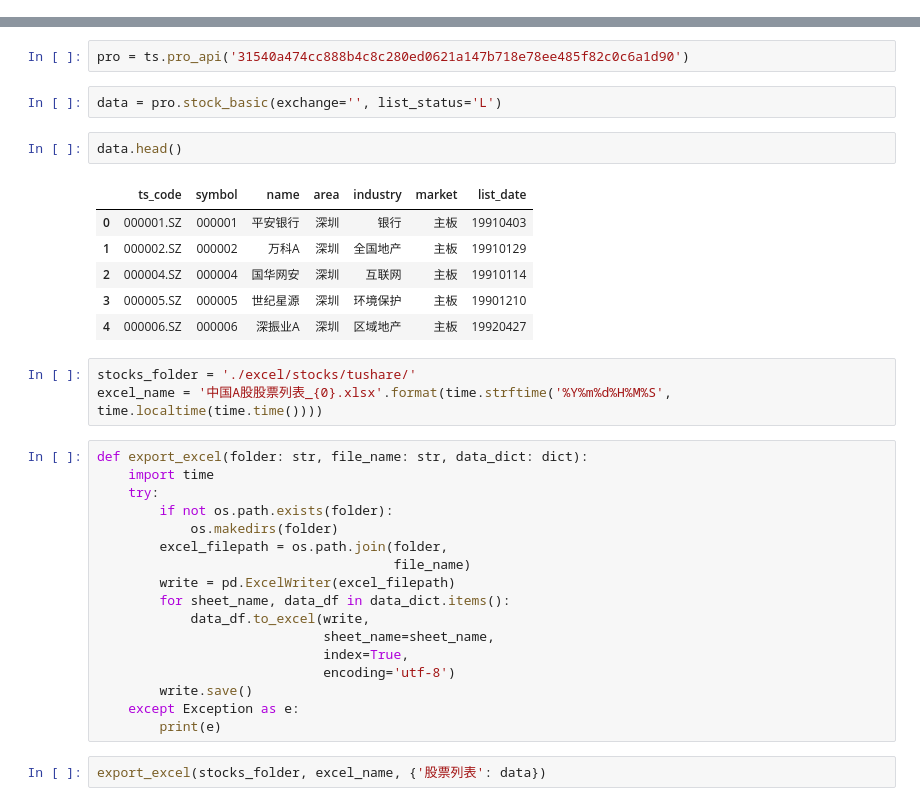
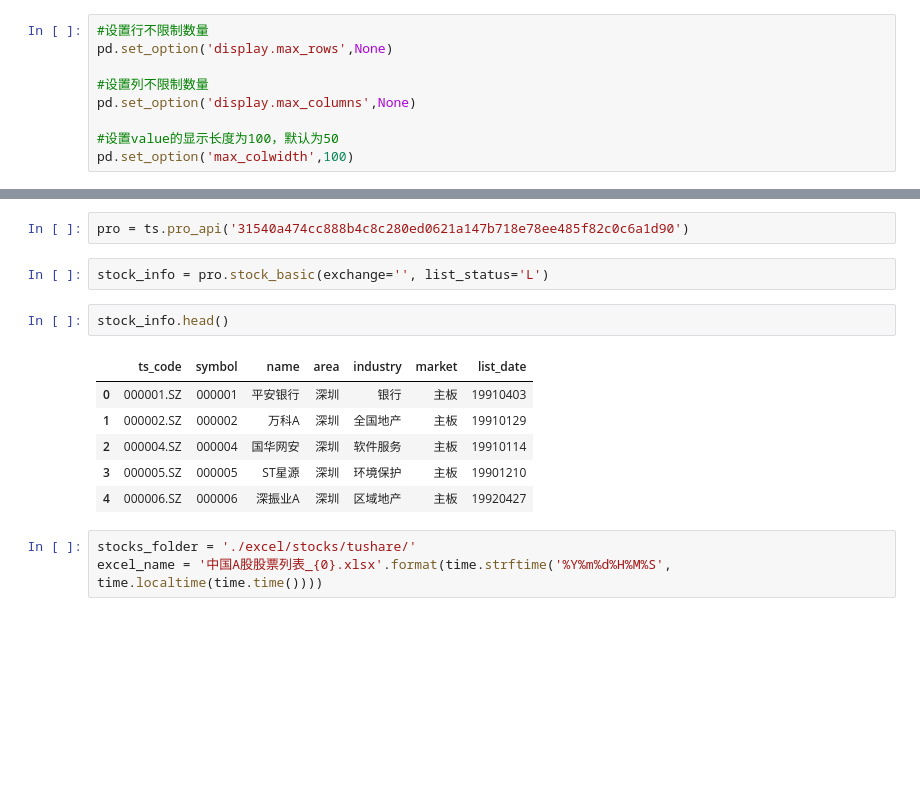
Before and after one commit to heblade/pythontraining, a Jupyter notebook: 21.3 A_stocks.ipynb, the cells around one changed output, grey strips where cells are left out. Cells and saved outputs as stored; diff of their text form; blank space fills up the shorter version.

```diff
--- a/21.3 A_stocks.ipynb
+++ b/21.3 A_stocks.ipynb
@@ -123,0 +95,9 @@ import time
+# %%
+#设置行不限制数量
+pd.set_option('display.max_rows',None)
+
+#设置列不限制数量
+pd.set_option('display.max_columns',None)
+
+#设置value的显示长度为100，默认为50
+pd.set_option('max_colwidth',100)
@@ -170,35 +158,16 @@ except Exception as e:
 # %%
 pro = ts.pro_api('31540a474cc888b4c8c280ed0621a147b718e78ee485f82c0c6a1d90')
 # %%
-data = pro.stock_basic(exchange='', list_status='L')
+stock_info = pro.stock_basic(exchange='', list_status='L')
 # %%
-data.head()
+stock_info.head()
 # %% [output]
 |  | ts_code | symbol | name | area | industry | market | list_date |
 | 0 | 000001.SZ | 000001 | 平安银行 | 深圳 | 银行 | 主板 | 19910403 |
 | 1 | 000002.SZ | 000002 | 万科A | 深圳 | 全国地产 | 主板 | 19910129 |
-| 2 | 000004.SZ | 000004 | 国华网安 | 深圳 | 互联网 | 主板 | 19910114 |
-| 3 | 000005.SZ | 000005 | 世纪星源 | 深圳 | 环境保护 | 主板 | 19901210 |
+| 2 | 000004.SZ | 000004 | 国华网安 | 深圳 | 软件服务 | 主板 | 19910114 |
+| 3 | 000005.SZ | 000005 | ST星源 | 深圳 | 环境保护 | 主板 | 19901210 |
 | 4 | 000006.SZ | 000006 | 深振业A | 深圳 | 区域地产 | 主板 | 19920427 |
 # %%
 stocks_folder = './excel/stocks/tushare/'
 excel_name = '中国A股股票列表_{0}.xlsx'.format(time.strftime('%Y%m%d%H%M%S', time.localtime(time.time())))
-# %%
-def export_excel(folder: str, file_name: str, data_dict: dict):
-    import time
-    try:
-        if not os.path.exists(folder):
-            os.makedirs(folder)
-        excel_filepath = os.path.join(folder,
-                                      file_name)
-        write = pd.ExcelWriter(excel_filepath)
-        for sheet_name, data_df in data_dict.items():
-            data_df.to_excel(write,
-                             sheet_name=sheet_name,
-                             index=True,
-                             encoding='utf-8')
-        write.save()
-    except Exception as e:
-        print(e)
-# %%
-export_excel(stocks_folder, excel_name, {'股票列表': data})
```
Also changed, not shown: parts of 67 cells of this notebook, 13 other files.
